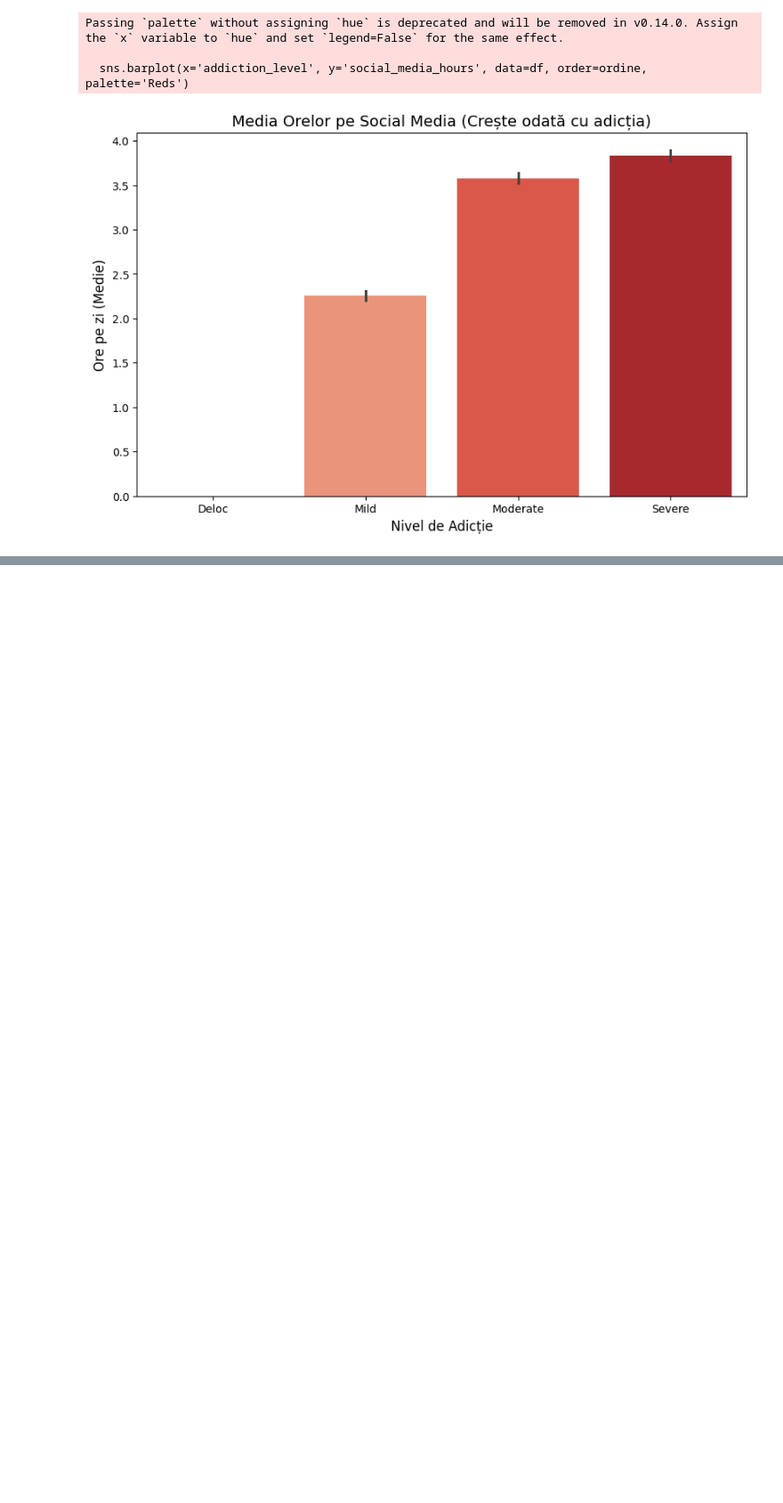
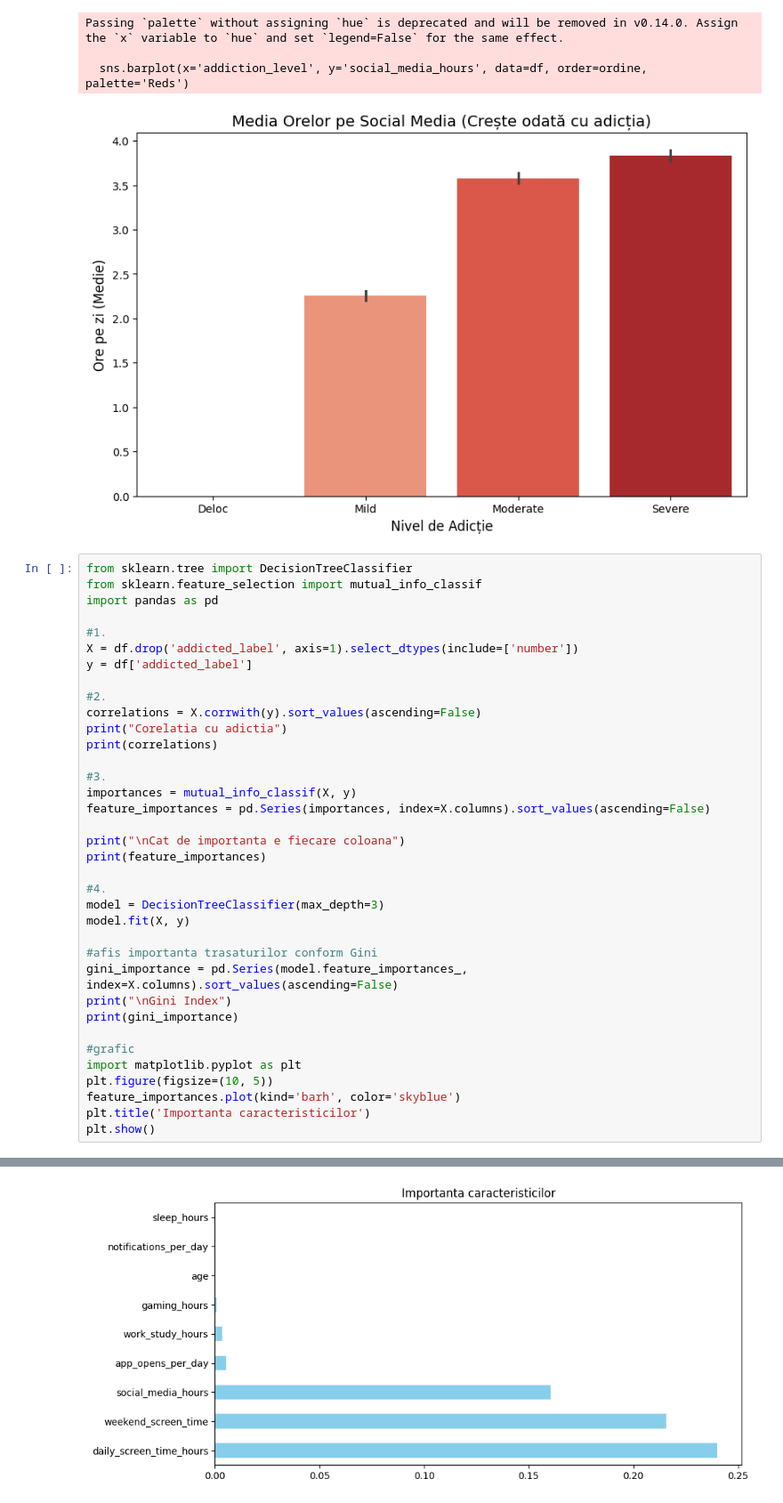
Before and after one commit to homorodanlaurara/Sisteme-inteligente, a Jupyter notebook: smartphoneusage.ipynb, the cells around one changed output, grey strips where cells are left out. Shown at 89% size. Saved outputs shown, nothing was run; the diff lists cells and outputs as text; blank space fills up the shorter version.

```diff
--- a/smartphoneusage.ipynb
+++ b/smartphoneusage.ipynb
@@ -67,3 +67,40 @@ Passing `palette` without assigning `hue` is deprecated and will be removed in v
 
   sns.barplot(x='addiction_level', y='social_media_hours', data=df, order=ordine, palette='Reds')
 [figure]
+# %%
+from sklearn.tree import DecisionTreeClassifier
+from sklearn.feature_selection import mutual_info_classif
+import pandas as pd
+
+#1.
+X = df.drop('addicted_label', axis=1).select_dtypes(include=['number'])
+y = df['addicted_label']
+
+#2.
+correlations = X.corrwith(y).sort_values(ascending=False)
+print("Corelatia cu adictia")
+print(correlations)
+
+#3.
+importances = mutual_info_classif(X, y)
+feature_importances = pd.Series(importances, index=X.columns).sort_values(ascending=False)
+
+print("\nCat de importanta e fiecare coloana")
+print(feature_importances)
+
+#4.
+model = DecisionTreeClassifier(max_depth=3)
+model.fit(X, y)
+
+#afis importanta trasaturilor conform Gini
+gini_importance = pd.Series(model.feature_importances_, index=X.columns).sort_values(ascending=False)
+print("\nGini Index")
+print(gini_importance)
+
+#grafic
+import matplotlib.pyplot as plt
+plt.figure(figsize=(10, 5))
+feature_importances.plot(kind='barh', color='skyblue')
+plt.title('Importanta caracteristicilor')
+plt.show()
+# %% [output]
@@ -69,0 +124 @@ Passing `palette` without assigning `hue` is deprecated and will be removed in v
+[figure, added]
```
Also changed, not shown: parts of 1 cell of this notebook.
